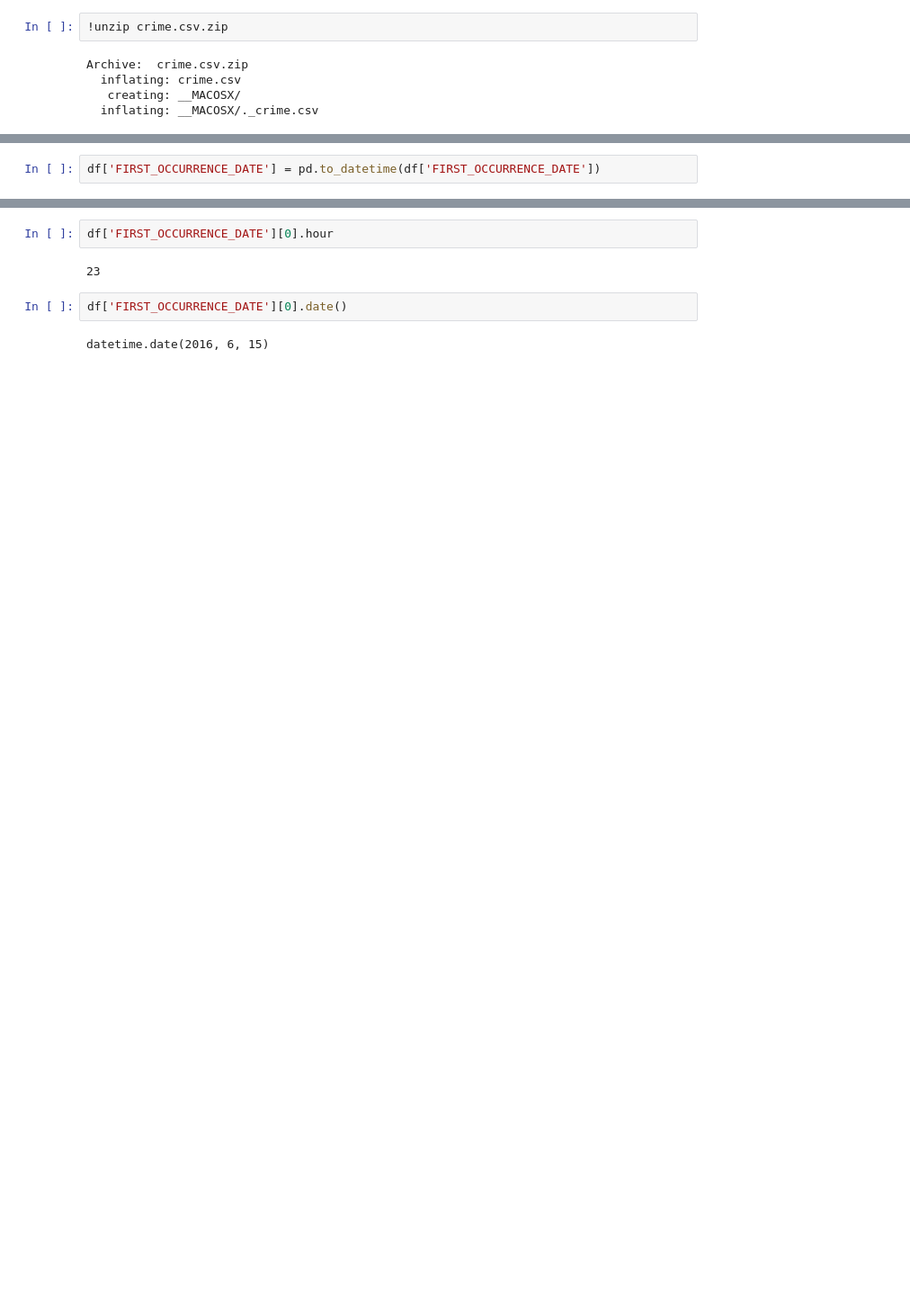
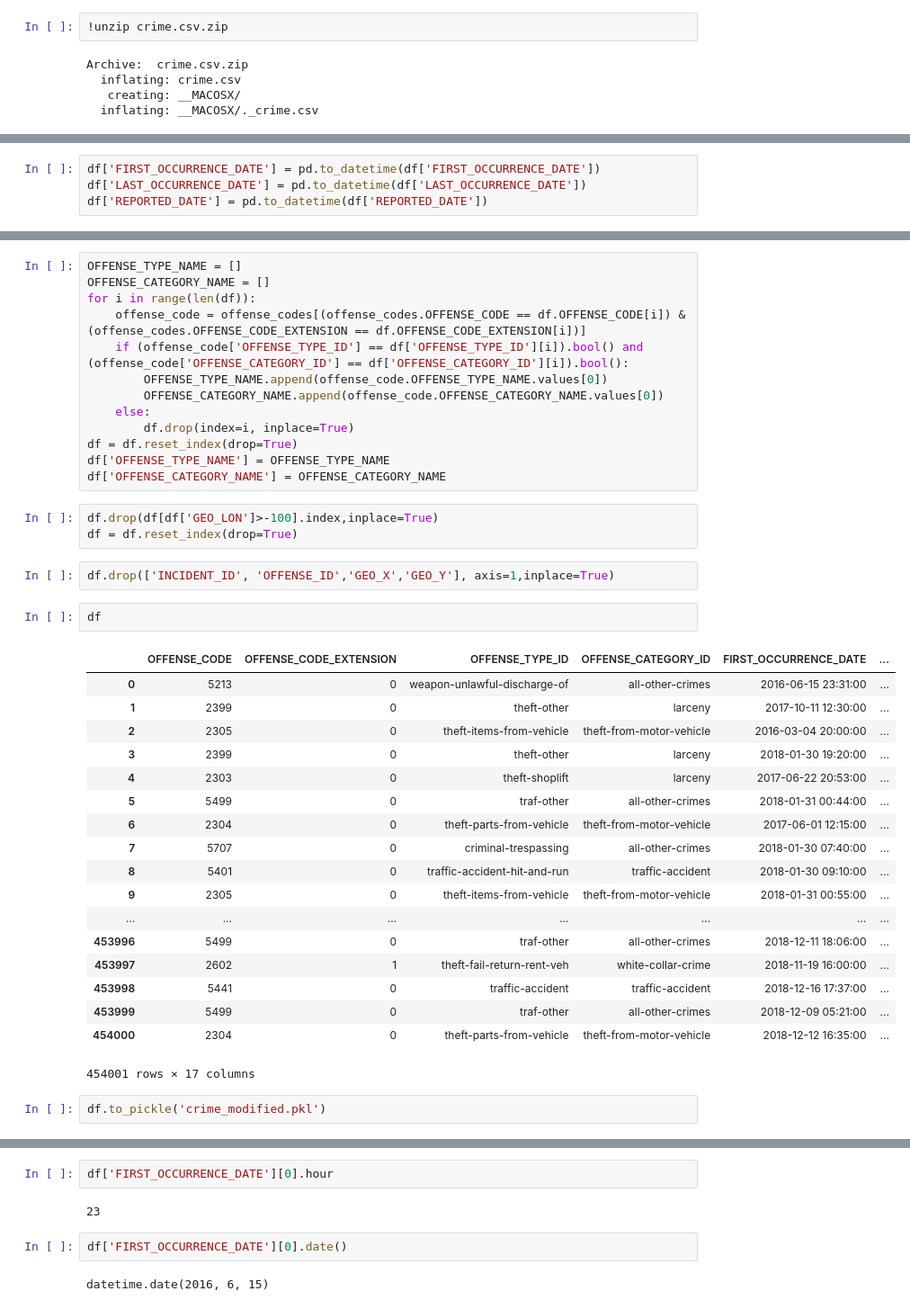
Before and after one commit to sobyl/Denver_crime_data, a Jupyter notebook: final.ipynb, the cells around one changed output, grey strips where cells are left out. Shown at 90% size. Drawn from its saved outputs; the diff is of its cells as text; blank space fills up the shorter version.

Commit message:
modified data

```diff
--- a/final.ipynb
+++ b/final.ipynb
@@ -32,6 +37,8 @@ df
 454137 rows × 19 columns
 # %%
 df['FIRST_OCCURRENCE_DATE'] = pd.to_datetime(df['FIRST_OCCURRENCE_DATE'])
+df['LAST_OCCURRENCE_DATE'] = pd.to_datetime(df['LAST_OCCURRENCE_DATE'])
+df['REPORTED_DATE'] = pd.to_datetime(df['REPORTED_DATE'])
 # %%
 df.dtypes
 # %% [output]
@@ -57,0 +83,41 @@ dtype: object
+# %%
+OFFENSE_TYPE_NAME = []
+OFFENSE_CATEGORY_NAME = []
+for i in range(len(df)):
+    offense_code = offense_codes[(offense_codes.OFFENSE_CODE == df.OFFENSE_CODE[i]) & (offense_codes.OFFENSE_CODE_EXTENSION == df.OFFENSE_CODE_EXTENSION[i])]
+    if (offense_code['OFFENSE_TYPE_ID'] == df['OFFENSE_TYPE_ID'][i]).bool() and (offense_code['OFFENSE_CATEGORY_ID'] == df['OFFENSE_CATEGORY_ID'][i]).bool():
+        OFFENSE_TYPE_NAME.append(offense_code.OFFENSE_TYPE_NAME.values[0])
+        OFFENSE_CATEGORY_NAME.append(offense_code.OFFENSE_CATEGORY_NAME.values[0])
+    else:
+        df.drop(index=i, inplace=True)
+df = df.reset_index(drop=True)
+df['OFFENSE_TYPE_NAME'] = OFFENSE_TYPE_NAME
+df['OFFENSE_CATEGORY_NAME'] = OFFENSE_CATEGORY_NAME
+# %%
+df.drop(df[df['GEO_LON']>-100].index,inplace=True)
+df = df.reset_index(drop=True)
+# %%
+df.drop(['INCIDENT_ID', 'OFFENSE_ID','GEO_X','GEO_Y'], axis=1,inplace=True)
+# %%
+df
+# %% [output]
+|  | OFFENSE_CODE | OFFENSE_CODE_EXTENSION | OFFENSE_TYPE_ID | OFFENSE_CATEGORY_ID | FIRST_OCCURRENCE_DATE | ... |
+| 0 | 5213 | 0 | weapon-unlawful-discharge-of | all-other-crimes | 2016-06-15 23:31:00 | ... |
+| 1 | 2399 | 0 | theft-other | larceny | 2017-10-11 12:30:00 | ... |
+| 2 | 2305 | 0 | theft-items-from-vehicle | theft-from-motor-vehicle | 2016-03-04 20:00:00 | ... |
+| 3 | 2399 | 0 | theft-other | larceny | 2018-01-30 19:20:00 | ... |
+| 4 | 2303 | 0 | theft-shoplift | larceny | 2017-06-22 20:53:00 | ... |
+| 5 | 5499 | 0 | traf-other | all-other-crimes | 2018-01-31 00:44:00 | ... |
+| 6 | 2304 | 0 | theft-parts-from-vehicle | theft-from-motor-vehicle | 2017-06-01 12:15:00 | ... |
+| 7 | 5707 | 0 | criminal-trespassing | all-other-crimes | 2018-01-30 07:40:00 | ... |
+| 8 | 5401 | 0 | traffic-accident-hit-and-run | traffic-accident | 2018-01-30 09:10:00 | ... |
+| 9 | 2305 | 0 | theft-items-from-vehicle | theft-from-motor-vehicle | 2018-01-31 00:55:00 | ... |
+| ... | ... | ... | ... | ... | ... | ... |
+| 453996 | 5499 | 0 | traf-other | all-other-crimes | 2018-12-11 18:06:00 | ... |
+| 453997 | 2602 | 1 | theft-fail-return-rent-veh | white-collar-crime | 2018-11-19 16:00:00 | ... |
+| 453998 | 5441 | 0 | traffic-accident | traffic-accident | 2018-12-16 17:37:00 | ... |
+| 453999 | 5499 | 0 | traf-other | all-other-crimes | 2018-12-09 05:21:00 | ... |
+| 454000 | 2304 | 0 | theft-parts-from-vehicle | theft-from-motor-vehicle | 2018-12-12 16:35:00 | ... |
+454001 rows × 17 columns
+# %%
+df.to_pickle('crime_modified.pkl')
```
Also changed, not shown: parts of 10 cells of this notebook, 1 other file.
